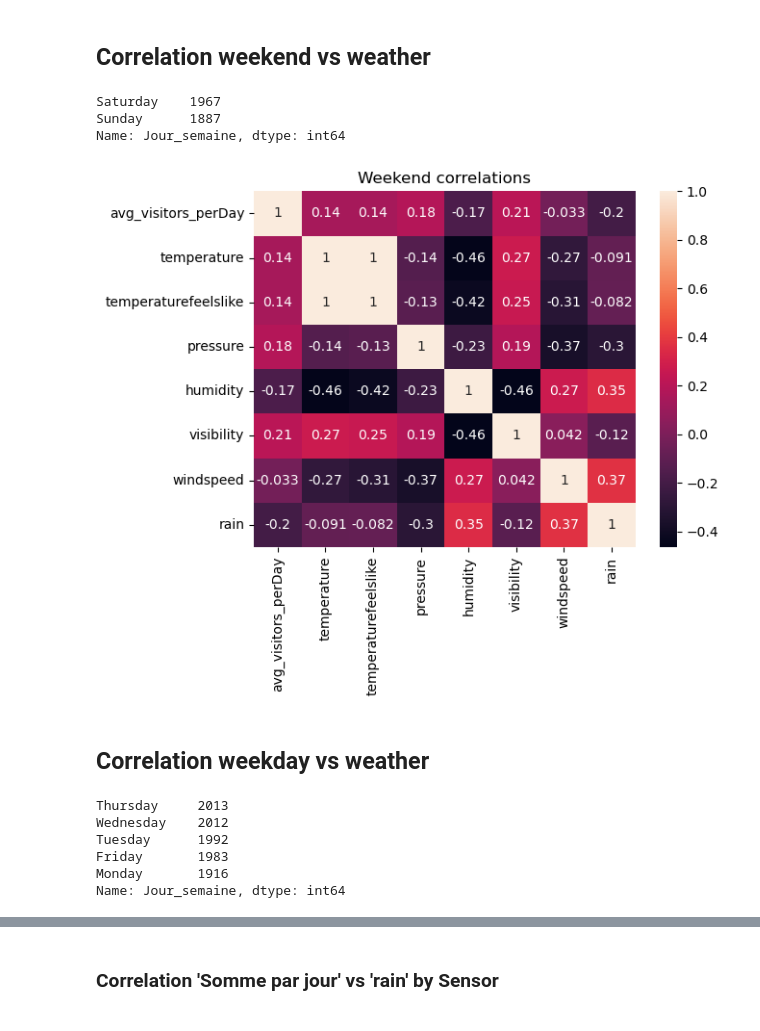
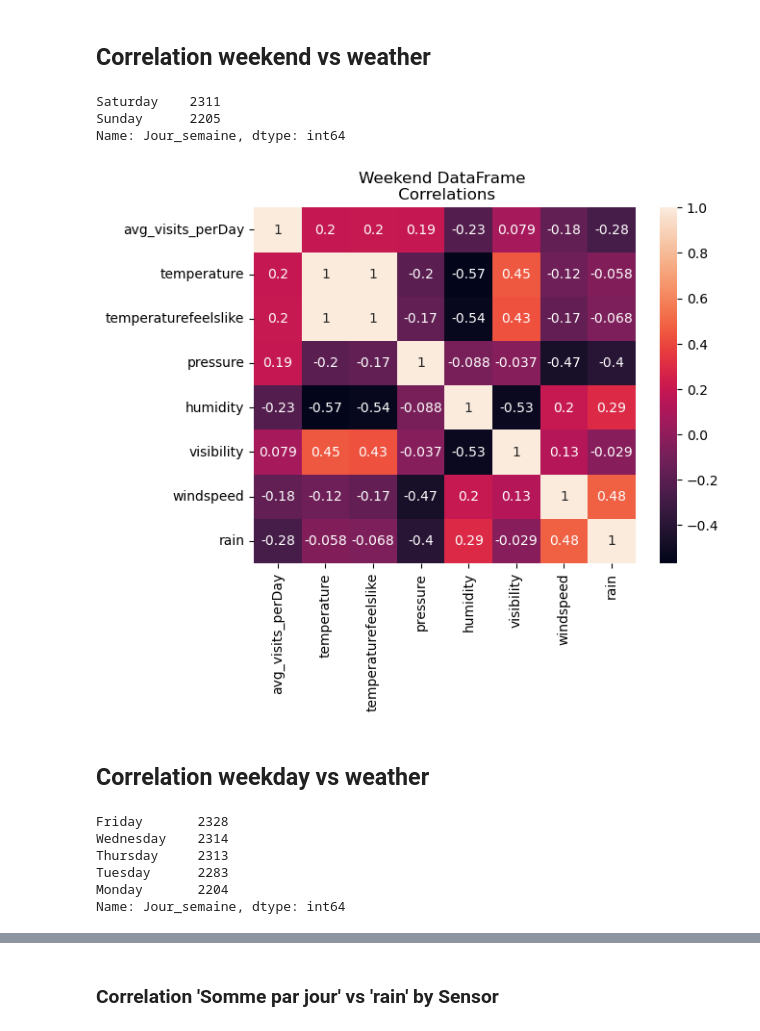
Before and after one commit to YuriHFlowers/Project-Hub, a Jupyter notebook: 05. Plots_Correlations.ipynb, the cells around one changed output, grey strips where cells are left out. Drawn from its saved outputs; the diff is of its cells as text; code cells hidden in the pictures.

```diff
--- a/05. Plots_Correlations.ipynb
+++ b/05. Plots_Correlations.ipynb
@@ -74,12 +14,0 @@ Plot zone 10155
-# %%
-df.set_index('zone_id', inplace=True)
-a = df.loc[[10155], ['date','Somme par jour']]
-a = a.reset_index(level=0, drop=True)
-
-ax = a.plot(x='date', y='Somme par jour', kind='line', figsize=(14,6))
-ax.grid(True) # turn on grid
-ax.set_ylabel('Somme par jour')
-ax.set_ylim(0, 82000)
-ax.legend(loc="upper right")
-ax.set_title('visitors vs zone 10155 \n Rue Neuve - Nieuwstraat 29')
-plt.show()
@@ -142,7 +17,9 @@ Name: date, dtype: int64
 # %%
 #Prepare DataFrame
 df = df.reset_index(drop=False)
-corr_general = df.loc[:,['zone_id','date', 'Jour_semaine', 'Somme par jour', 'avg_visitors_perDay', 'temperature', 'temperaturefeelslike', 'pressure', 'humidity',
+corr_general_fixed = df.loc[:,['zone_id','date', 'Jour_semaine', 'Somme par jour', 'avg_visits_perDay', 'temperature', 'temperaturefeelslike', 'pressure', 'humidity',
        'visibility', 'windspeed', 'rain', 'Quartier', 'shop', 'type_capteur']]
-corr_general.drop_duplicates(inplace=True)
-#corr_general
+corr_general_fixed.drop_duplicates(inplace=True)
+# Count number of days per sensor
+corr_general_fixed['number_days'] = corr_general_fixed.groupby(['zone_id'])['date'].transform('count')
+#corr_general_fixed
@@ -155,8 +26,8 @@ Name: type_capteur, dtype: int64
 # %%
-# Correlation matrix
-corrMatrix = corr_general[['avg_visitors_perDay','temperature', 'temperaturefeelslike', 'pressure', 'humidity',
-       'visibility', 'windspeed', 'rain']].corr()
-ax = sns.heatmap(corrMatrix, annot=True)
-ax.set_title('General Correlations')
+# Correlation matrix, only fixed sensors
+columns = ['avg_visits_perDay','temperature', 'temperaturefeelslike', 'pressure', 'humidity','visibility', 'windspeed', 'rain']
+corrMatrix_fix = corr_general_fixed.loc[:, columns].corr()
+ax = sns.heatmap(corrMatrix_fix, annot=True)
+ax.set_title('\n Correlations')
 plt.show()
 # %% [output]
@@ -182,30 +35,32 @@ plt.show()
 # %% [markdown]
 ## Correlation weekend vs weather
 # %%
+# Prepare DataFrame
 #Correlation matrix - weekend
-corr_weekend = corr_general.loc[ ( corr_general['Jour_semaine'] == 'Sunday') | (corr_general['Jour_semaine'] == 'Saturday' ), :]
+corr_weekend = corr_general_fixed.loc[ (corr_general_fixed['Jour_semaine'] == 'Sunday') | (corr_general_fixed['Jour_semaine'] == 'Saturday' ), corr_general_fixed.columns != 'number_days']
+corr_weekend.reset_index(drop=True, inplace=True)
 corr_weekend['Jour_semaine'].value_counts()
 # %% [output]
-Saturday    1967
-Sunday      1887
+Saturday    2311
+Sunday      2205
 Name: Jour_semaine, dtype: int64
 # %%
-corrMatrix_weekend = corr_weekend[['avg_visitors_perDay','temperature', 'temperaturefeelslike', 'pressure', 'humidity',
-       'visibility', 'windspeed', 'rain']].corr()
+corrMatrix_weekend = corr_weekend.loc[:, columns].corr()
 ax = sns.heatmap(corrMatrix_weekend, annot=True)
-ax.set_title('Weekend correlations')
+ax.set_title('Weekend DataFrame \n Correlations')
 plt.show()
 # %% [output]
-[figure, old version]
+[figure, new version]
 # %% [markdown]
 ## Correlation weekday vs weather
 # %%
-corr_weekday = corr_general.loc[ ( corr_general['Jour_semaine'] != 'Sunday') & ( corr_general['Jour_semaine'] != 'Saturday'), :]
+corr_weekday = corr_general_fixed.loc[(corr_general_fixed['Jour_semaine'] != 'Sunday') & ( corr_general_fixed['Jour_semaine'] != 'Saturday'), corr_general_fixed.columns != 'number_days']
+corr_weekday.reset_index(drop=True, inplace=True)
 corr_weekday['Jour_semaine'].value_counts()
 # %% [output]
-Thursday     2013
-Wednesday    2012
-Tuesday      1992
-Friday       1983
-Monday       1916
+Friday       2328
+Wednesday    2314
+Thursday     2313
+Tuesday      2283
+Monday       2204
 Name: Jour_semaine, dtype: int64
```
Also changed, not shown: parts of 59 cells of this notebook, 19 other files.
